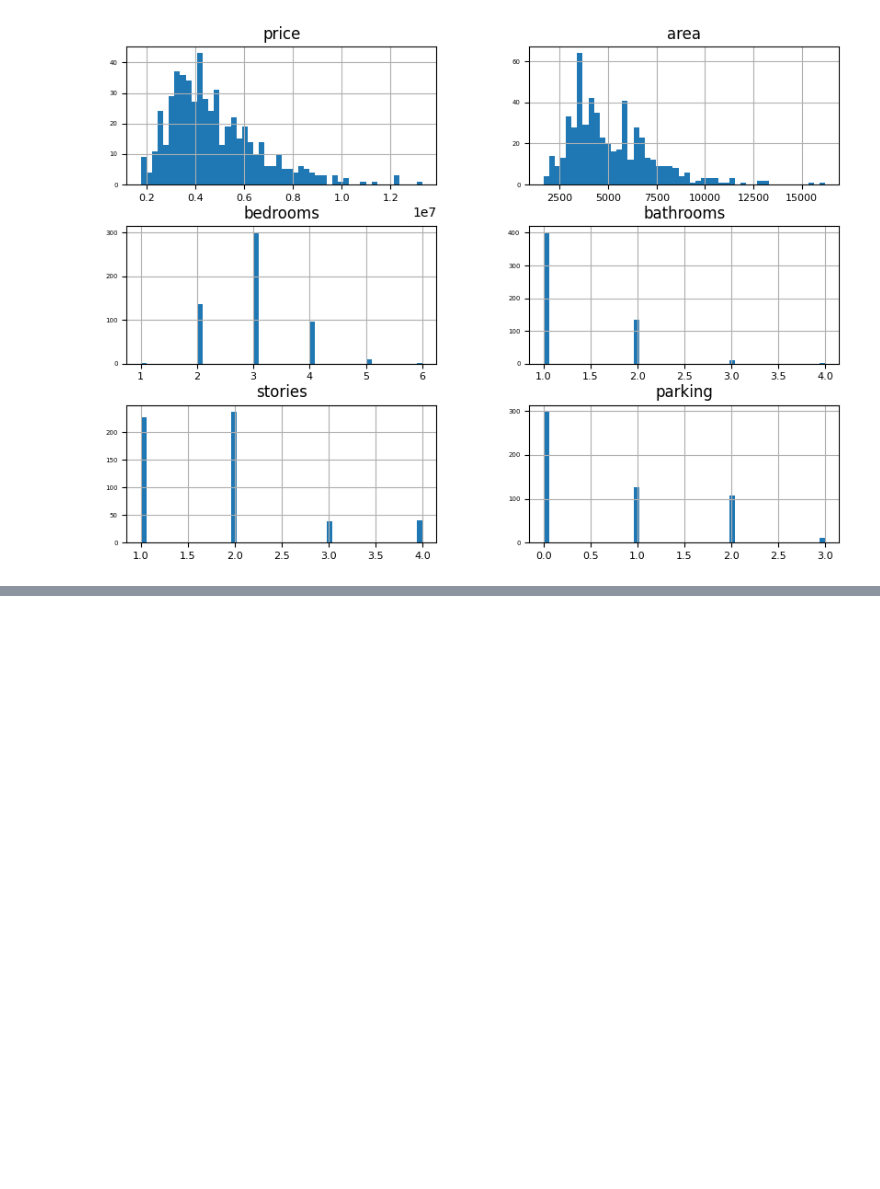
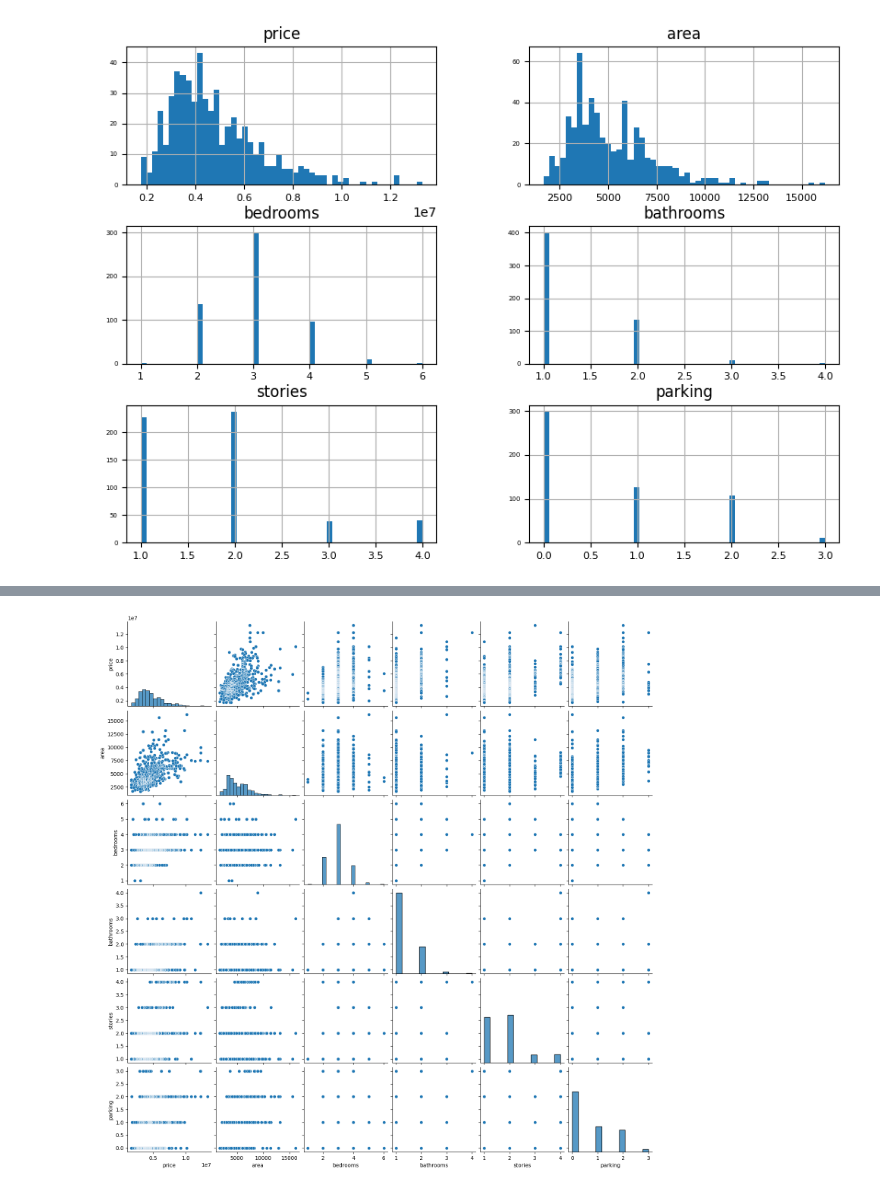
Before and after one commit to gideon-ogunbanjo/NEXUS, a Jupyter notebook: nexus.ipynb, the cells around one changed output, grey strips where cells are left out. Saved outputs shown, nothing was run; the diff lists cells and outputs as text; code cells hidden in the pictures; blank space fills up the shorter version.

```diff
--- a/nexus.ipynb
+++ b/nexus.ipynb
@@ -126,0 +139,6 @@ data.hist(figsize=(10, 7), bins=50, xlabelsize=8, ylabelsize=5);
+# %%
+#visualizing numeric variables
+sns.pairplot(data)
+plt.show()
+# %% [output]
+[figure, added]
```
Also changed, not shown: parts of 13 cells of this notebook.
